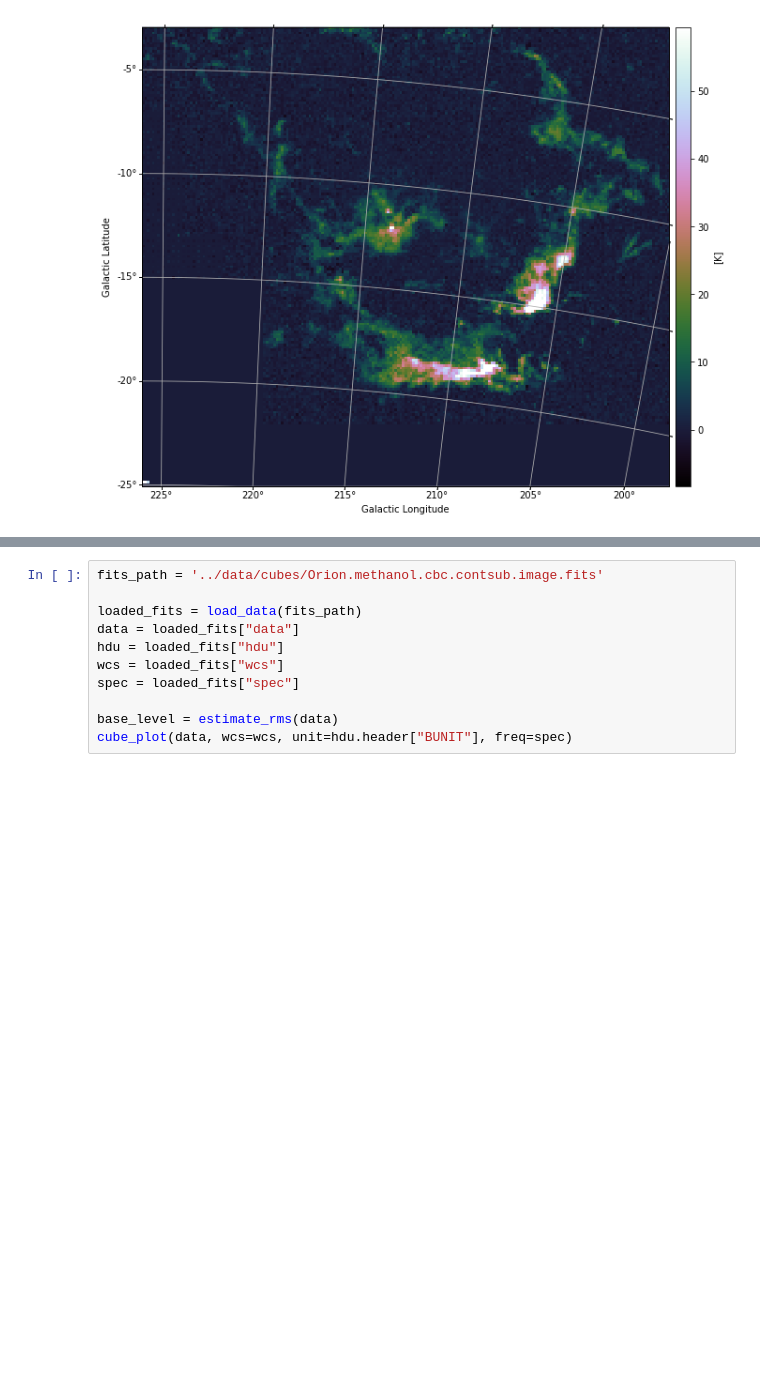
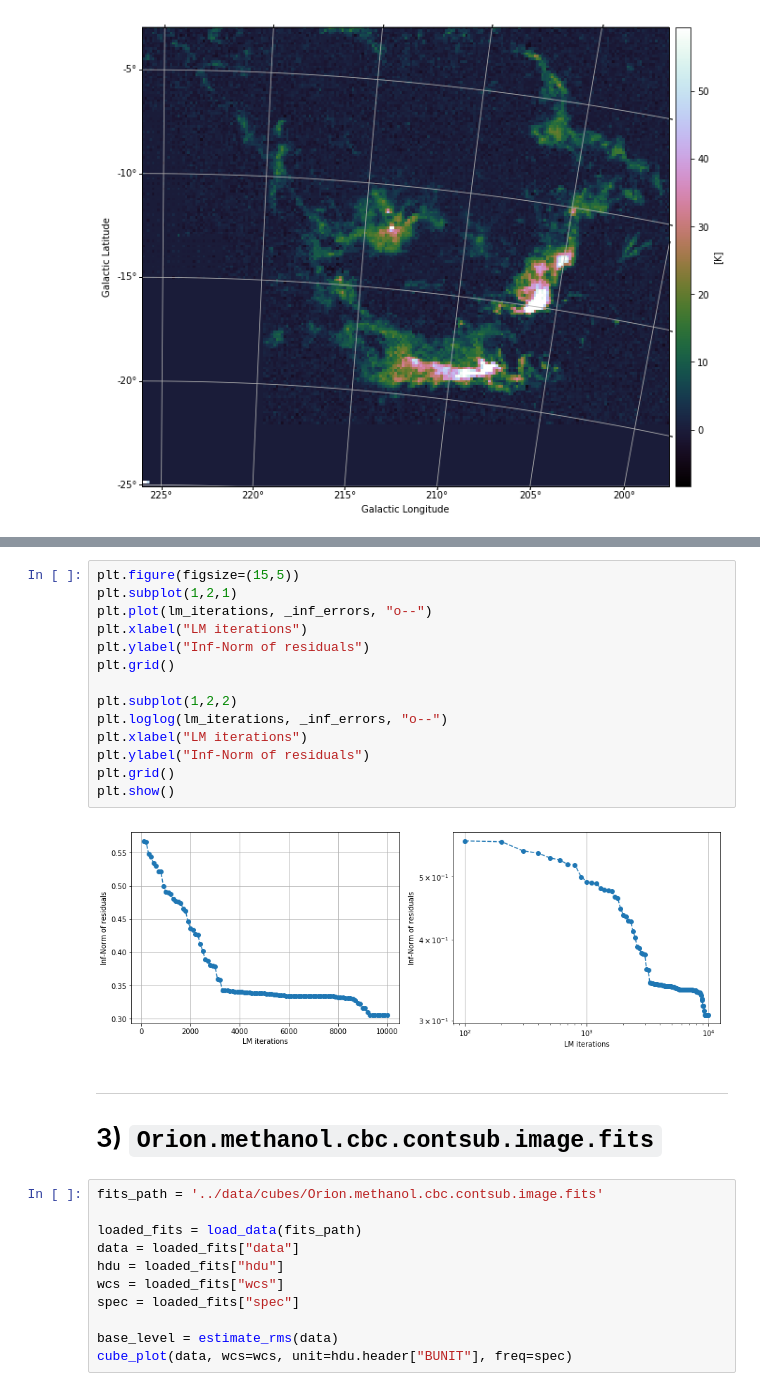
Before and after one commit to mavillan/HDMClouds, a Jupyter notebook: notebooks/exp-LM.ipynb, the cells around one changed output, grey strips where cells are left out. Drawn from its saved outputs; the diff is of its cells as text; blank space fills up the shorter version.

```diff
--- a/notebooks/exp-LM.ipynb
+++ b/notebooks/exp-LM.ipynb
@@ -209,3 +268,22 @@ FITS not compatible with SpectralCube, loaded with AstroPy.
+# %%
+plt.figure(figsize=(15,5))
+plt.subplot(1,2,1)
+plt.plot(lm_iterations, _inf_errors, "o--")
+plt.xlabel("LM iterations")
+plt.ylabel("Inf-Norm of residuals")
+plt.grid()
+
+plt.subplot(1,2,2)
+plt.loglog(lm_iterations, _inf_errors, "o--")
+plt.xlabel("LM iterations")
+plt.ylabel("Inf-Norm of residuals")
+plt.grid()
+plt.show()
+# %% [output]
+[figure, added]
+# %% [markdown]
+***
+# 3) `Orion.methanol.cbc.contsub.image.fits`
 # %%
 fits_path = '../data/cubes/Orion.methanol.cbc.contsub.image.fits'
 
```
Also changed, not shown: parts of 17 cells of this notebook.
